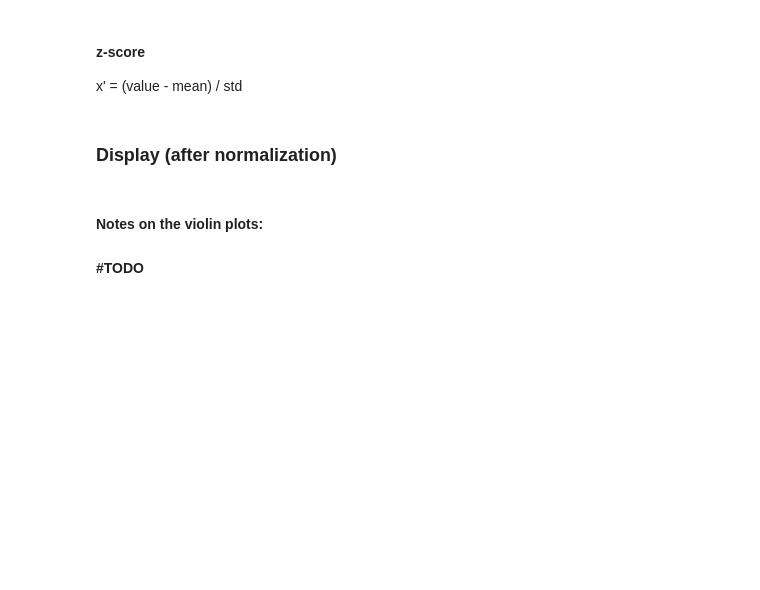
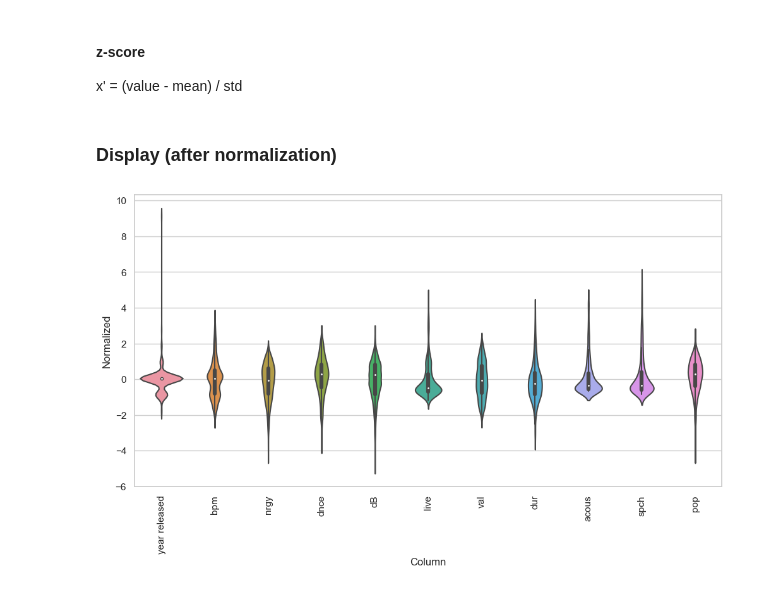
Before and after one commit to amayabrios/Forecasting-Spotify-Hits, a Jupyter notebook: Spotify_data_exploration.ipynb, the cells around one changed output. Cells and saved outputs as stored; diff of their text form; code cells hidden in the pictures; blank space fills up the shorter version.

```diff
--- a/Spotify_data_exploration.ipynb
+++ b/Spotify_data_exploration.ipynb
@@ -159,6 +214,2 @@ Note: a negative 'year released' value now means that the song was released x ye
 # %%
-# 1
-df['year released'].mask(df['year released'] > df['top year'], inplace=True)
-
-# 2
-df['year released'] = df['year released'].sub(df['top year'])
+df_num['year released'] = df_num['year released'].sub(df['top year'])
@@ -170,14 +218,4 @@ df['top year'] = df['top year'].astype('int64')
 # %%
 # convert columns that measure on a scale of 0-100 to 0-1
-
 list1 = ['nrgy', 'dnce', 'live', 'val', 'acous', 'spch', 'pop']
-df[list1] = df[list1].div(100)
-
-# return some data to verify changes have been made
-df.head()
+df_num[list1] = df_num[list1].div(100)
-# %%
-# at this point we only care about columns of numerical measure, drop everything else
-DROP_list = ['title', 'artist', 'top genre', 'top year', 'artist type']
-df_num = df.drop(labels=DROP_list, axis=1, inplace=False)
-
-df_num = pd.DataFrame(df_num)
@@ -246,9 +315,9 @@ num_features = df_num.shape[1]
 #### clipping <a class="anchor" id="clipping"></a>
 Adjust for obvious outliers.
 # %%
-# where cond False keep original value
-df_num['dB'].mask(df_num['dB'] < -12.5, inplace=True)
-df_num['dur'].mask(df_num['dur'] > 300, inplace=True)
+# keep original value where condition False
+df_num['dB'].mask(df_num['dB'] < -14, inplace=True)
+df_num['dur'].mask(df_num['dur'] > 400, inplace=True)
 df_num['year released'].mask(df_num['year released'] < -5, inplace=True)
 # %% [markdown]
 #### z-score <a class="anchor" id="zscore"></a>
@@ -267,12 +336,9 @@ test_df = (test_df - train_mean) / train_std
 ### Display (after normalization) <a class="anchor" id="postvis"></a>
 # %%
 df_std = (df_num - train_mean) / train_std
-df_std = df_std.melt(var_name='Column', value_name='numalized')
+df_std = df_std.melt(var_name='Column', value_name='Normalized')
 plt.figure(figsize=(12, 6))
-ax = sns.violinplot(x='Column', y='numalized', data=df_std)
+ax = sns.violinplot(x='Column', y='Normalized', data=df_std)
 _ = ax.set_xticklabels(df_num.keys(), rotation=90)
-
-# plt.savefig("norm_feats.png", format='png')
+# %% [output]
+[figure, added]
-# %% [markdown]
-#### Notes on the violin plots:<a class="anchor" id="violinnotes"></a>
-#### #TODO
```
Also changed, not shown: parts of 20 cells of this notebook.
